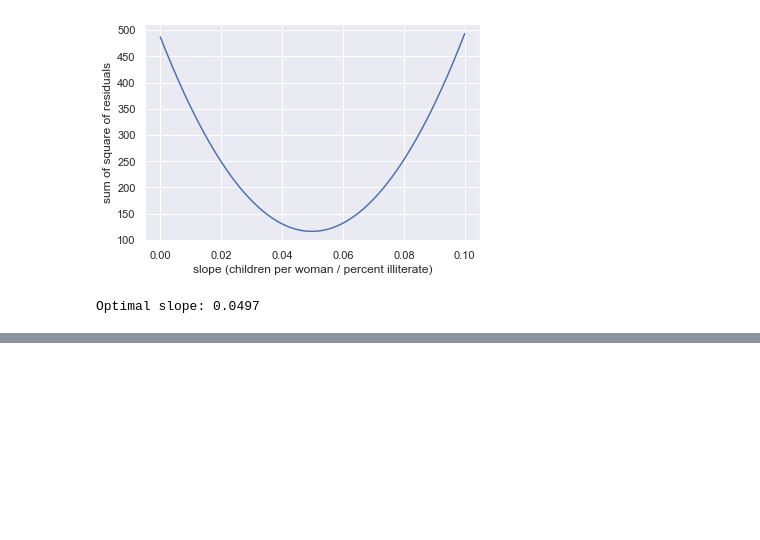
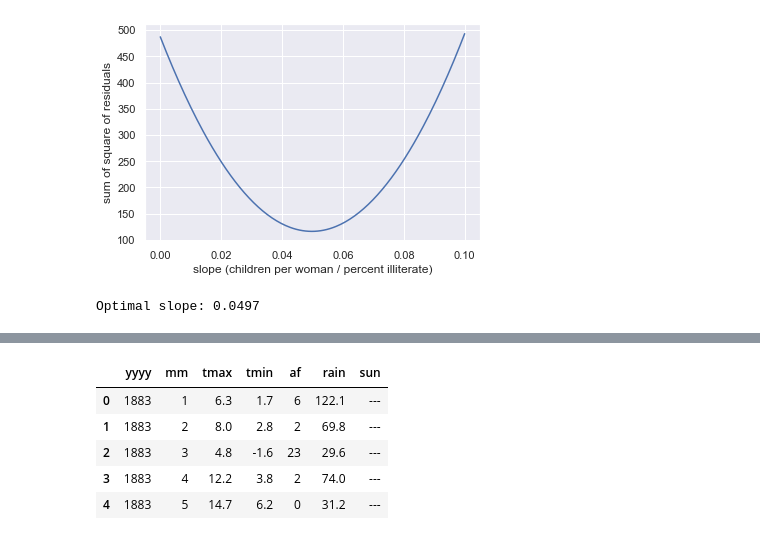
Before and after one commit to Alex-YuZ/Statistics-using-python, a Jupyter notebook: Statistical_Thinking_in_Python_II.ipynb, the cells around one changed output, grey strips where cells are left out. Drawn from its saved outputs; the diff is of its cells as text; code cells hidden in the pictures; blank space fills up the shorter version.

```diff
--- a/Statistical_Thinking_in_Python_II.ipynb
+++ b/Statistical_Thinking_in_Python_II.ipynb
@@ -180,0 +211,11 @@ Optimal slope: 0.0497
+# %%
+# Load in data
+weather_df = pd.read_csv('datacamp_data/sheffield_weather_station.csv', skiprows=8, sep='\s+')
+weather_df.head()
+# %% [output]
+|  | yyyy | mm | tmax | tmin | af | rain | sun |
+| 0 | 1883 | 1 | 6.3 | 1.7 | 6 | 122.1 | --- |
+| 1 | 1883 | 2 | 8.0 | 2.8 | 2 | 69.8 | --- |
+| 2 | 1883 | 3 | 4.8 | -1.6 | 23 | 29.6 | --- |
+| 3 | 1883 | 4 | 12.2 | 3.8 | 2 | 74.0 | --- |
+| 4 | 1883 | 5 | 14.7 | 6.2 | 0 | 31.2 | --- |
```
Also changed, not shown: parts of 13 cells of this notebook.
